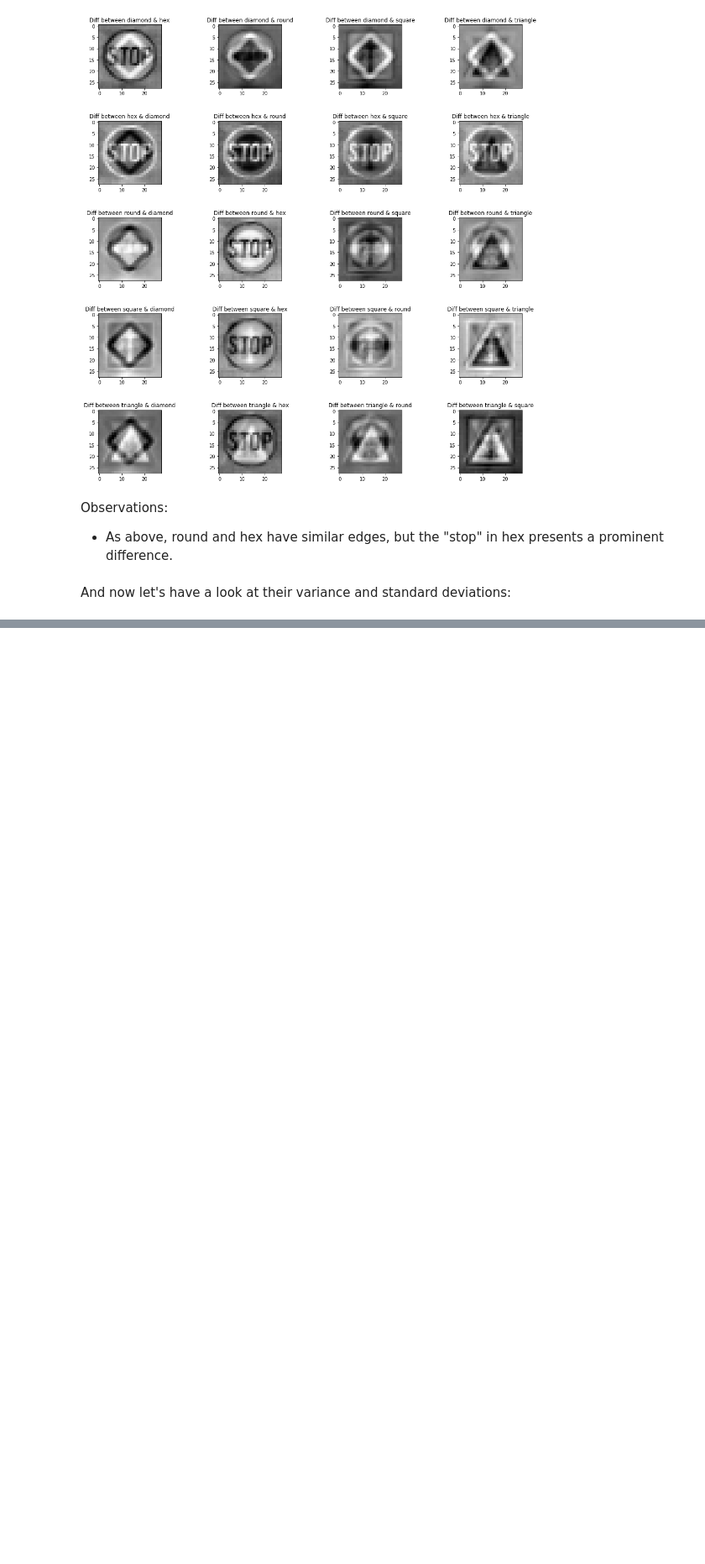
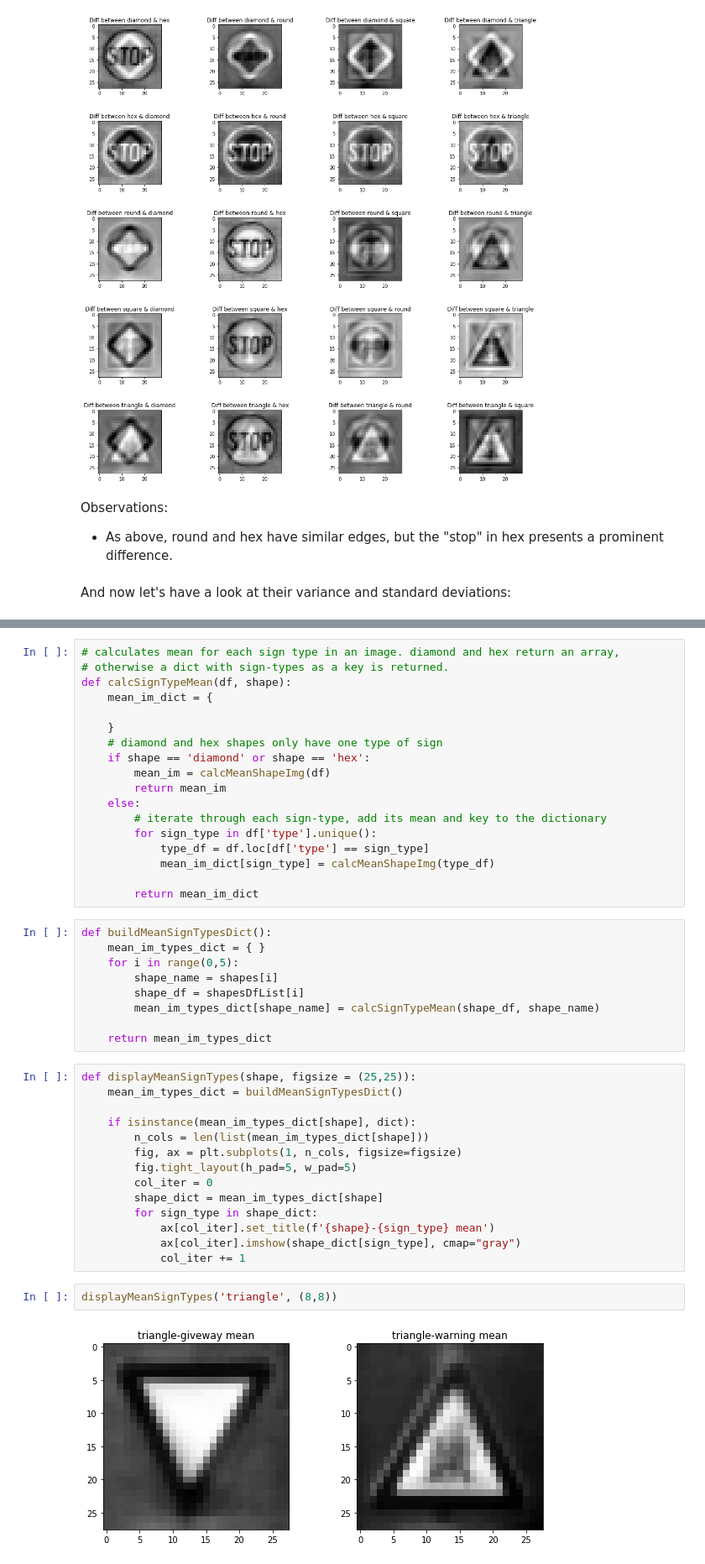
Before and after one commit to ItsThatBlackKid/trafficsignsML, a Jupyter notebook: trafficsigns.ipynb, the cells around one changed output, grey strips where cells are left out. Shown at 84% size. Drawn from its saved outputs; the diff is of its cells as text; blank space fills up the shorter version.

```diff
--- a/trafficsigns.ipynb
+++ b/trafficsigns.ipynb
@@ -426,0 +464,45 @@ plt.imshow(shapeVars['diamond'], cmap="gray")
+# %%
+# calculates mean for each sign type in an image. diamond and hex return an array,
+# otherwise a dict with sign-types as a key is returned.
+def calcSignTypeMean(df, shape):
+    mean_im_dict = {
+
+    }
+    # diamond and hex shapes only have one type of sign
+    if shape == 'diamond' or shape == 'hex':
+        mean_im = calcMeanShapeImg(df)
+        return mean_im
+    else:
+        # iterate through each sign-type, add its mean and key to the dictionary
+        for sign_type in df['type'].unique():
+            type_df = df.loc[df['type'] == sign_type]
+            mean_im_dict[sign_type] = calcMeanShapeImg(type_df)
+
+        return mean_im_dict
+# %%
+def buildMeanSignTypesDict():
+    mean_im_types_dict = { }
+    for i in range(0,5):
+        shape_name = shapes[i]
+        shape_df = shapesDfList[i]
+        mean_im_types_dict[shape_name] = calcSignTypeMean(shape_df, shape_name)
+
+    return mean_im_types_dict
+# %%
+def displayMeanSignTypes(shape, figsize = (25,25)):
+    mean_im_types_dict = buildMeanSignTypesDict()
+
+    if isinstance(mean_im_types_dict[shape], dict):
+        n_cols = len(list(mean_im_types_dict[shape]))
+        fig, ax = plt.subplots(1, n_cols, figsize=figsize)
+        fig.tight_layout(h_pad=5, w_pad=5)
+        col_iter = 0
+        shape_dict = mean_im_types_dict[shape]
+        for sign_type in shape_dict:
+            ax[col_iter].set_title(f'{shape}-{sign_type} mean')
+            ax[col_iter].imshow(shape_dict[sign_type], cmap="gray")
+            col_iter += 1
+# %%
+displayMeanSignTypes('triangle', (8,8))
+# %% [output]
+[figure, added]
```
Also changed, not shown: parts of 52 cells of this notebook.
